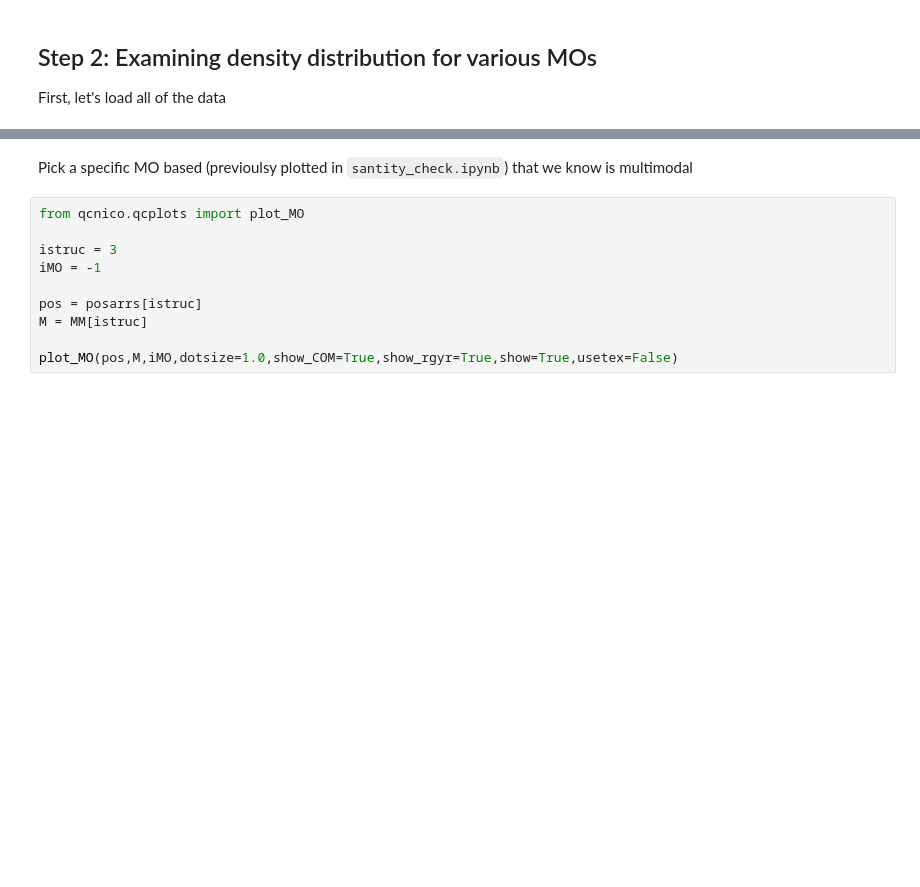
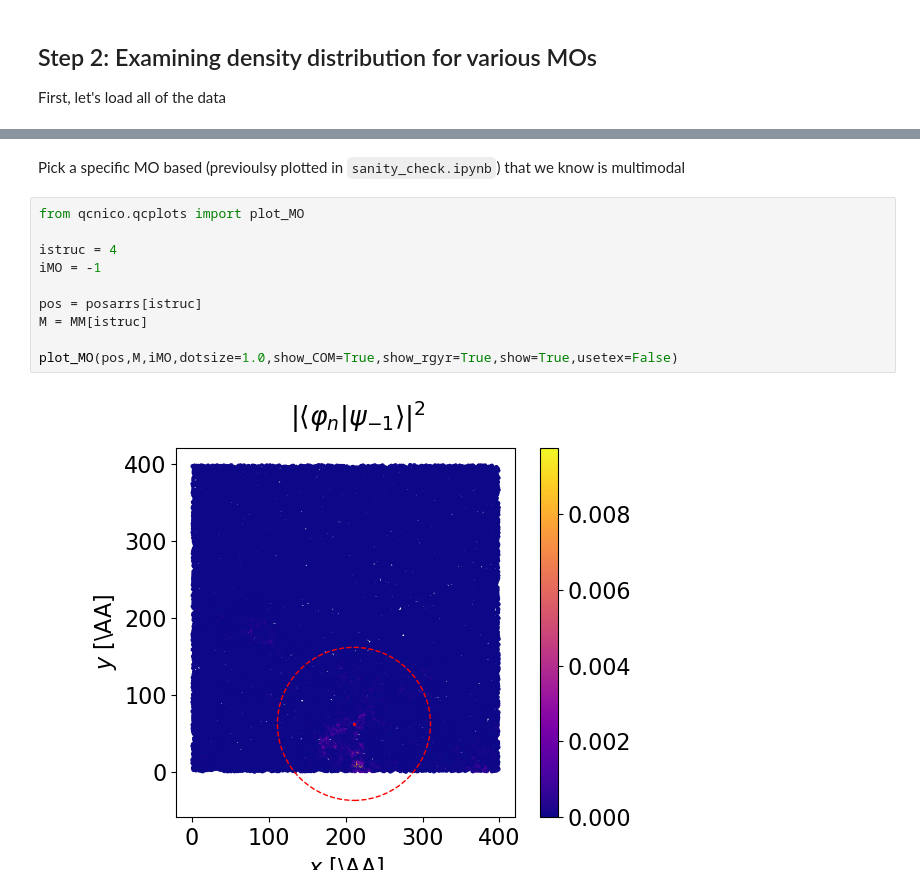
Before and after one commit to ngastellu/percolate_mac, a Jupyter notebook: mode_detection.ipynb, the cells around one changed output, grey strips where cells are left out. Drawn from its saved outputs; the diff is of its cells as text; blank space fills up the shorter version.

```diff
--- a/mode_detection.ipynb
+++ b/mode_detection.ipynb
@@ -60,16 +91,18 @@ def get_pos(posdir,lbls):
 ee, MM = getARPACKdata(datadir,lbls)
 posarrs = get_pos(posdir,lbls)
 # %% [markdown]
-Pick a specific MO based (previoulsy plotted in `santity_check.ipynb`) that we know is multimodal
+Pick a specific MO based (previoulsy plotted in `sanity_check.ipynb`) that we know is multimodal
 # %%
 from qcnico.qcplots import plot_MO
 
-istruc = 3
+istruc = 4
 iMO = -1
 
 pos = posarrs[istruc]
 M = MM[istruc]
 
 plot_MO(pos,M,iMO,dotsize=1.0,show_COM=True,show_rgyr=True,show=True,usetex=False)
+# %% [output]
+[figure, added]
 # %%
 psi = np.abs(M[:,istruc])
```
Also changed, not shown: parts of 13 cells of this notebook, 3 other files.
